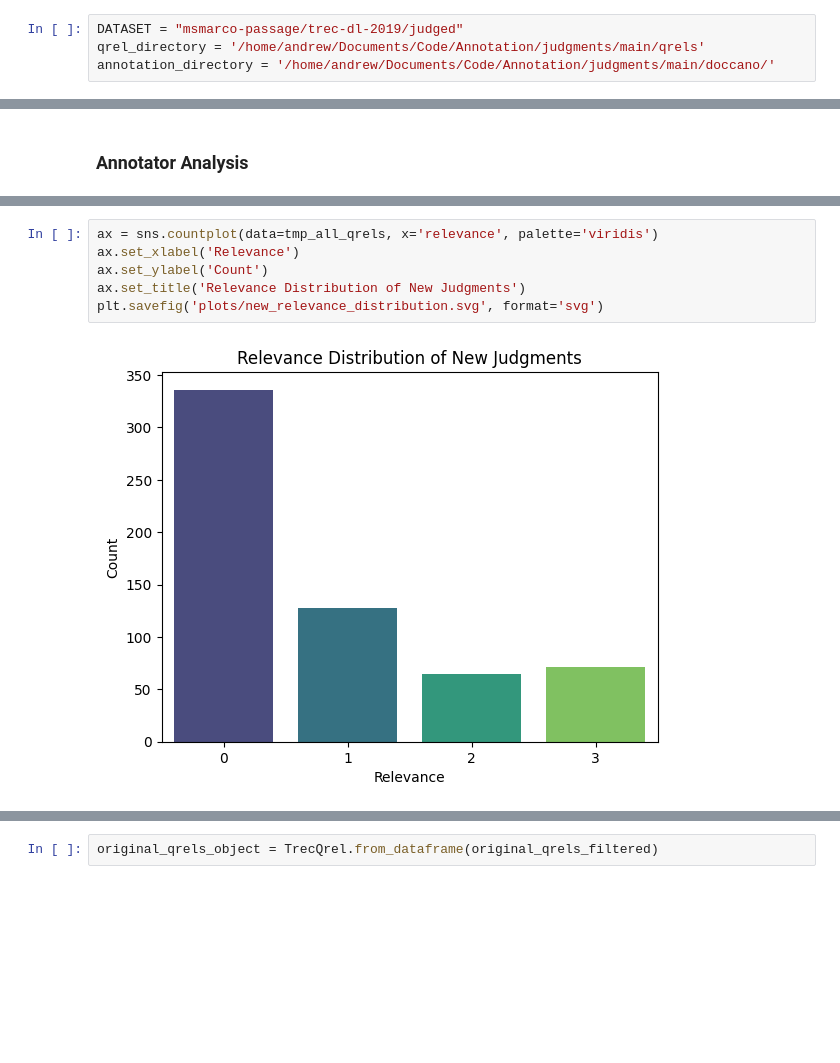
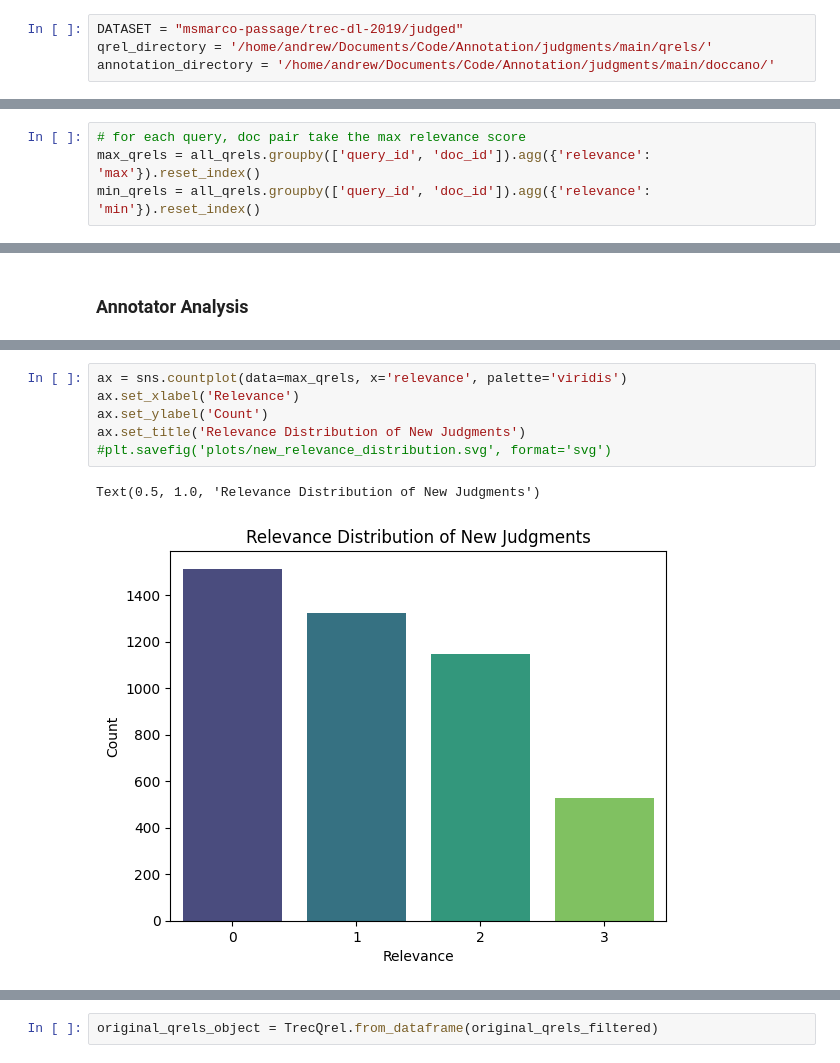
Before and after one commit to Parry-Parry/sigir25-annotation, a Jupyter notebook: analysis/main/annotator.ipynb, the cells around one changed output, grey strips where cells are left out. Cells and saved outputs as stored; diff of their text form; blank space fills up the shorter version.

```diff
--- a/analysis/main/annotator.ipynb
+++ b/analysis/main/annotator.ipynb
@@ -21,6 +17,6 @@ PyTerrier 0.10.0 has loaded Terrier 5.10 (built by craigm on 2024-08-22 17:33) a
 # %%
 DATASET = "msmarco-passage/trec-dl-2019/judged"
-qrel_directory = '/home/andrew/Documents/Code/Annotation/judgments/main/qrels'
+qrel_directory = '/home/andrew/Documents/Code/Annotation/judgments/main/qrels/'
 annotation_directory = '/home/andrew/Documents/Code/Annotation/judgments/main/doccano/'
 # %%
 
@@ -48,0 +60,4 @@ ValueError: No objects to concatenate
+# %%
+# for each query, doc pair take the max relevance score
+max_qrels = all_qrels.groupby(['query_id', 'doc_id']).agg({'relevance': 'max'}).reset_index()
+min_qrels = all_qrels.groupby(['query_id', 'doc_id']).agg({'relevance': 'min'}).reset_index()
@@ -591,11 +677,12 @@ plt.savefig('plots/original_relevance_distribution.svg', format='svg')
 # %%
-ax = sns.countplot(data=tmp_all_qrels, x='relevance', palette='viridis')
+ax = sns.countplot(data=max_qrels, x='relevance', palette='viridis')
 ax.set_xlabel('Relevance')
 ax.set_ylabel('Count')
 ax.set_title('Relevance Distribution of New Judgments')
-plt.savefig('plots/new_relevance_distribution.svg', format='svg')
+#plt.savefig('plots/new_relevance_distribution.svg', format='svg')
 # %% [output]
+Text(0.5, 1.0, 'Relevance Distribution of New Judgments')
-[figure, old version]
+[figure, new version]
 # %%
 
 ax = sns.histplot(data=tmp_all_qrels, x='relevance', bins=2)
```
Also changed, not shown: parts of 32 cells of this notebook, 13 other files.
